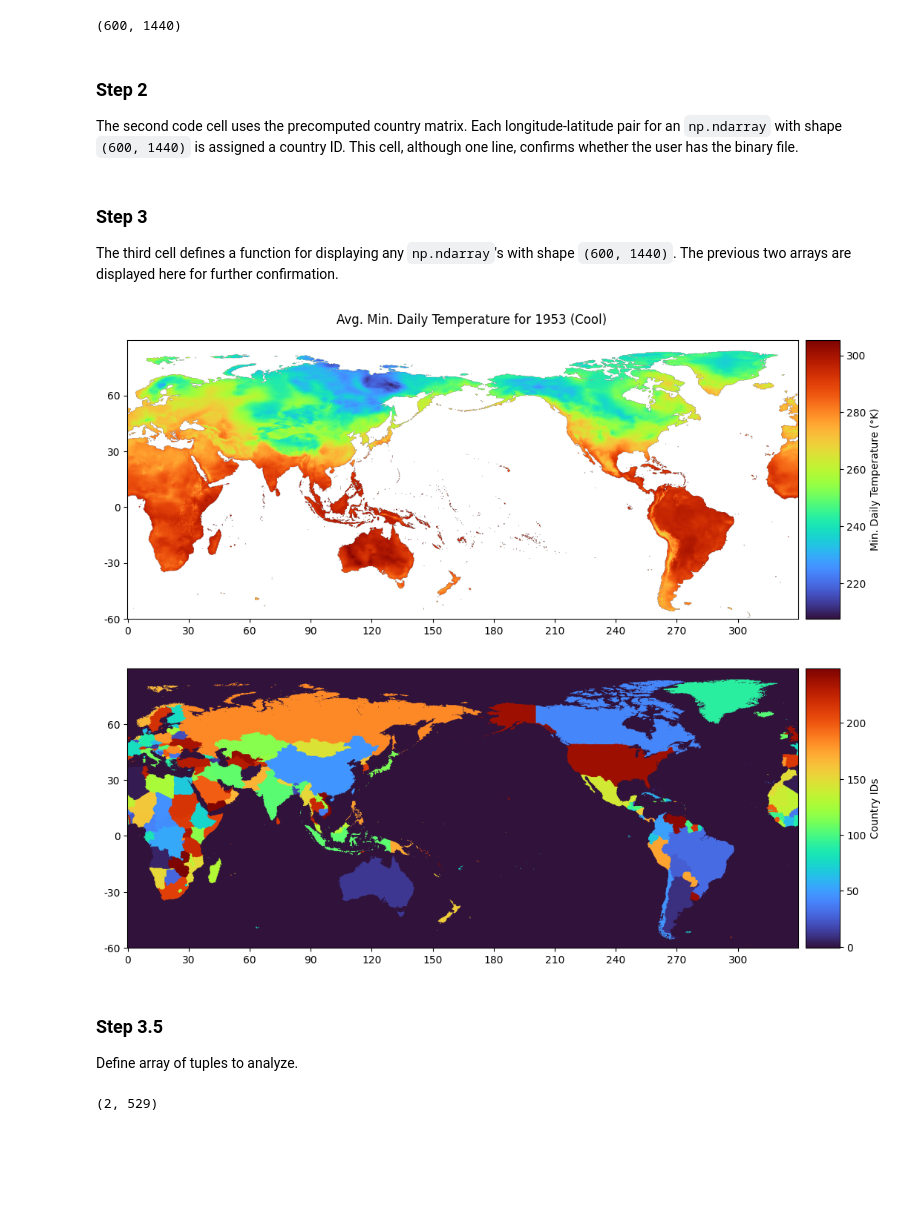
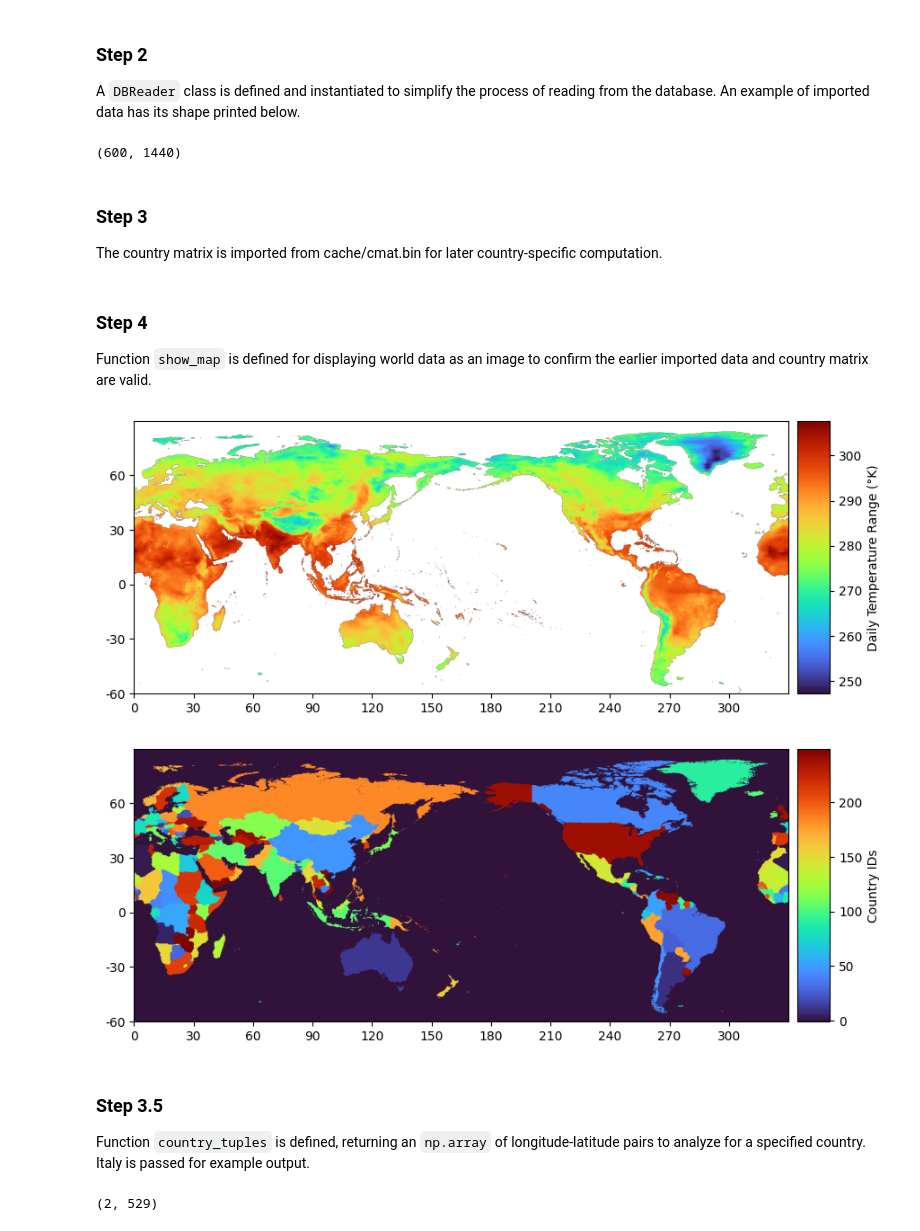
Before and after one commit to EvanA4/BigDataClimateChange, a Jupyter notebook: temp-boxes.ipynb, the cells around one changed output. Drawn from its saved outputs; the diff is of its cells as text; code cells hidden in the pictures; blank space fills up the shorter version.

```diff
--- a/temp-boxes.ipynb
+++ b/temp-boxes.ipynb
@@ -9,21 +30,7 @@ The first code cell loads the CMIP6 dataset with OpenVisus into a `DBReader` obj
+# %% [markdown]
+### Step 2
+A `DBReader` class is defined and instantiated to simplify the process of reading from the database. An example of imported data has its shape printed below.
 # %%
-import numpy as np
-import OpenVisus as ov
-from datetime import datetime
-import matplotlib.pyplot as plt
-from mpl_toolkits.axes_grid1 import make_axes_locatable
-from pyspark import SparkContext
-import math
-import geopandas as gpd
-from unidecode import unidecode
-from matplotlib.colors import Normalize
-from matplotlib.cm import ScalarMappable
-import time
-from datetime import datetime, timedelta
-from utils import CountryFinder
-import os
-from matplotlib.cbook import boxplot_stats
-
 class DBReader:
     def __init__(self):
         self.__db = ov.LoadDataset(
@@ -63,58 +70,52 @@ class DBReader:
         )
 
 dbr = DBReader()
-ex_min_temps = dbr.read('1953-01-01', False)
+ex_min_temps = dbr.read('1980-01-01', False)
 print(ex_min_temps.shape)
 # %% [output]
 (600, 1440)
 # %% [markdown]
-### Step 2
-
-The second code cell uses the precomputed country matrix. Each longitude-latitude pair for an `np.ndarray` with shape `(600, 1440)` is assigned a country ID. This cell, although one line, confirms whether the user has the binary file.
+### Step 3
+The country matrix is imported from cache/cmat.bin for later country-specific computation.
 # %%
-country_matrix = np.fromfile("mapdata/cmat.bin").reshape((600, 1440)).astype(np.int32)
+country_matrix = np.fromfile("cache/cmat.bin").reshape((600, 1440)).astype(np.int32)
 # %% [markdown]
-### Step 3
-
-The third cell defines a function for displaying any `np.ndarray`'s with shape `(600, 1440)`. The previous two arrays are displayed here for further confirmation.
+### Step 4
+Function `show_map` is defined for displaying world data as an image to confirm the earlier imported data and country matrix are valid.
 # %%
 def show_map(data: np.ndarray, title: str):
     y_max, x_max = data.shape
     xlabels = [str(x) for x in range(0, 360, 30)]
     ylabels = [str(y) for y in range(-60, 91, 30)]
     xticks = np.linspace(0, x_max, len(xlabels))
     yticks = np.linspace(0, y_max, len(ylabels))
 
     # Create the plot
-    fig, axes = plt.subplots(1, 1, figsize=(10, 8), constrained_layout=True)
+    fig, axes = plt.subplots(1, 1, figsize=(10, 8))
     axes.set_xticks(xticks)
     axes.set_xticklabels(xlabels)
     axes.set_yticks(yticks)
     axes.set_yticklabels(ylabels)
 
     # Plot the data
     im = axes.imshow(data[:, :], origin='lower', cmap='turbo')
 
     divider = make_axes_locatable(axes)
     cax = divider.append_axes("right", size="5%", pad=0.1)  # Adjust size and pad as needed
 
     # Add the colorbar
     cbar = plt.colorbar(im, cax=cax)
     cbar.set_label(title)
 
     # Show the plot
-    if title == 'Min. Daily Temperature (°K)':
-        fig.suptitle("Avg. Min. Daily Temperature for 1953 (Cool)", ha='center', y=0.78)
-        plt.savefig("mapdata/deleteme", dpi=150, bbox_inches = "tight")
     plt.show()
 
-show_map(ex_min_temps, 'Min. Daily Temperature (°K)')
+show_map(ex_min_temps, 'Daily Temperature Range (°K)')
 show_map(country_matrix, 'Country IDs')
 # %% [output]
-[figure, old version]
+[figure, new version]
-[figure, old version]
+[figure, new version]
 # %% [markdown]
 ### Step 3.5
-
-Define array of tuples to analyze.
+Function `country_tuples` is defined, returning an `np.array` of longitude-latitude pairs to analyze for a specified country. Italy is passed for example output.
 # %%
```
Also changed, not shown: parts of 23 cells of this notebook, 1 other file.
